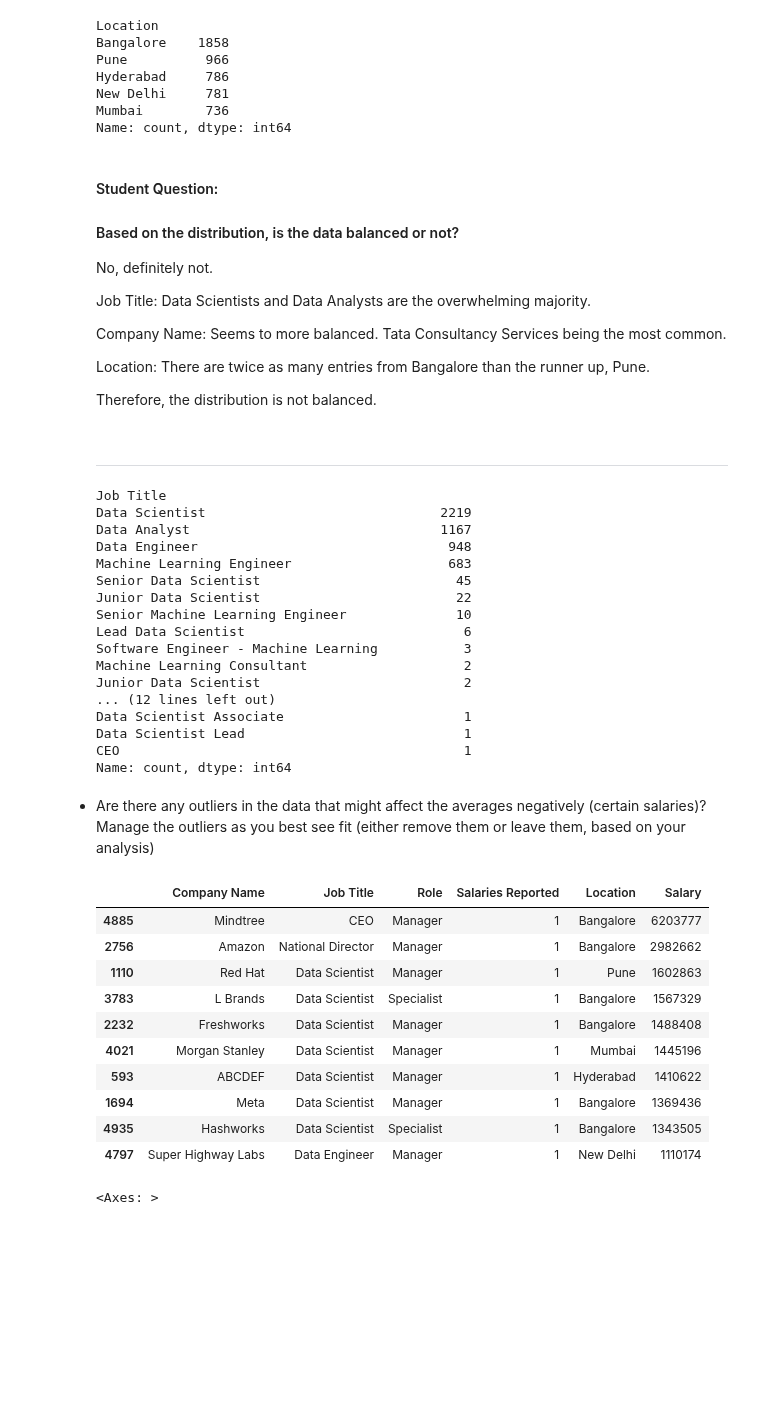
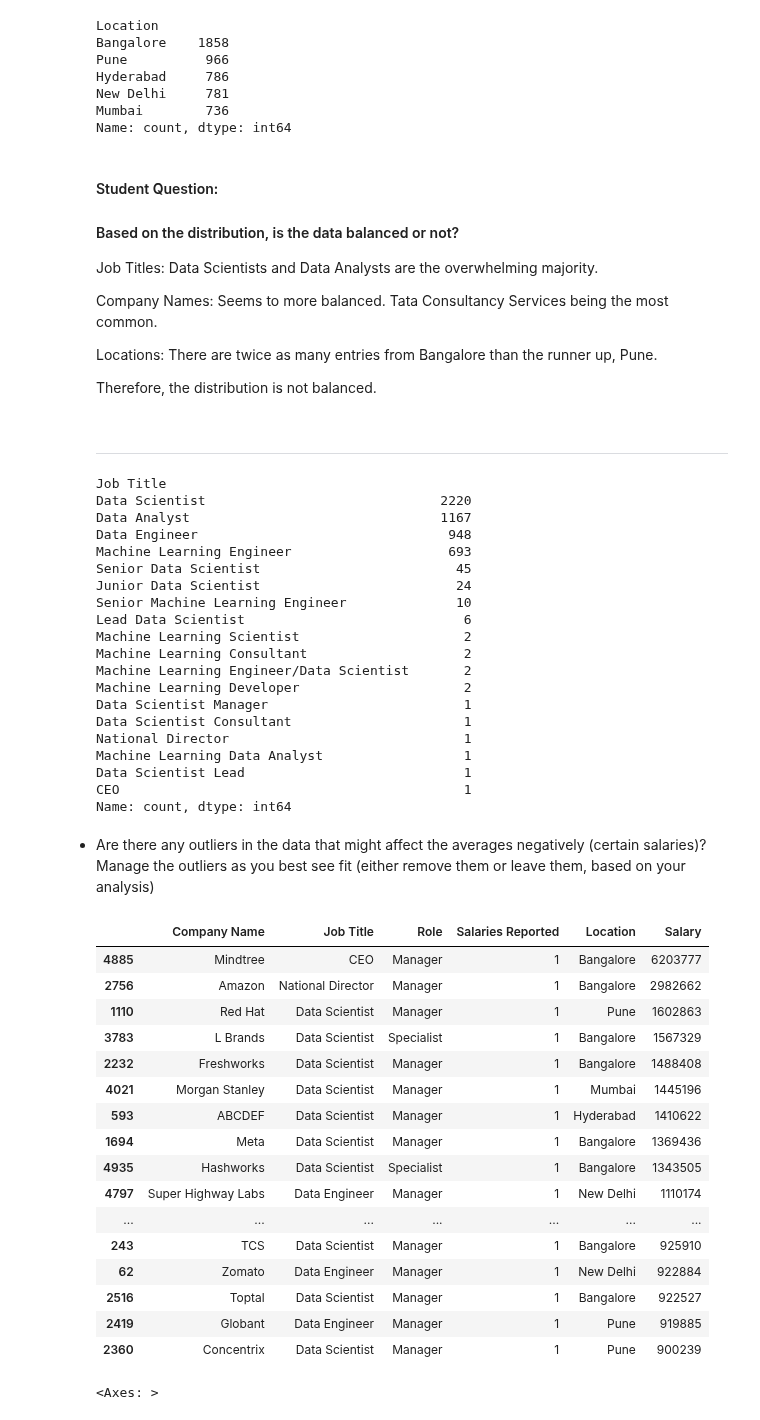
Before and after one commit to jehuhta/Intro_Data_Analytics_Huhta_Jeremy_Spring2025, a Jupyter notebook: Exercises_2_Pandas/DataAnalyticsExerciseSet2.ipynb, the cells around one changed output. Drawn from its saved outputs; the diff is of its cells as text; code cells hidden in the pictures; blank space fills up the shorter version.

```diff
--- a/Exercises_2_Pandas/DataAnalyticsExerciseSet2.ipynb
+++ b/Exercises_2_Pandas/DataAnalyticsExerciseSet2.ipynb
@@ -576,13 +581,13 @@ Name: count, dtype: int64
 
 #### Based on the distribution, is the data balanced or not?
 
-No, definitely not.
 
-Job Title: Data Scientists and Data Analysts are the overwhelming majority.
 
-Company Name: Seems to more balanced. Tata Consultancy Services being the most common.
+Job Titles: Data Scientists and Data Analysts are the overwhelming majority.
 
-Location: There are twice as many entries from Bangalore than the runner up, Pune.
+Company Names: Seems to more balanced. Tata Consultancy Services being the most common.
+
+Locations: There are twice as many entries from Bangalore than the runner up, Pune.
 
 Therefore, the distribution is not balanced.
 
@@ -598,23 +603,34 @@ df['Job Title'] = df['Job Title'].str.replace('Machine Learning Associate','Mach
 df['Job Title'] = df['Job Title'].str.replace('Data Scientist - Trainee','Junior Data Scientist ')
 df['Job Title'] = df['Job Title'].str.replace('Data Science Associate','Data Scientist')
 df['Job Title'] = df['Job Title'].str.replace('Data Science Lead','Senior Data Scientist')
-
+df['Job Title'] = df['Job Title'].str.replace('Data Scientist Associate','Data Scientist')
+df['Job Title'] = df['Job Title'].str.replace('Associate Machine Learning Engineer','Machine Learning Engineer')
+df['Job Title'] = df['Job Title'].str.replace('Associate Machine Learning Engineer','Machine Learning Engineer')
+df['Job Title'] = df['Job Title'].str.replace('Machine Learning Data Associate I','Machine Learning Engineer')
+df['Job Title'] = df['Job Title'].str.replace('Machine Learning Software Engineer','Machine Learning Engineer')
+df['Job Title'] = df['Job Title'].str.replace('Machine Learning Data Associate','Machine Learning Engineer')
+df['Job Title'] = df['Job Title'].str.replace('Machine Learning EngineerI','Machine Learning Engineer')
+df['Job Title'] = df['Job Title'].str.replace('Software Engineer - Machine Learning','Machine Learning Engineer')
+df['Job Title'] = df['Job Title'].str.replace('Junior Data Scientist ','Junior Data Scientist')
 df['Job Title'].value_counts()
 # %% [output]
 Job Title
-Data Scientist                              2219
+Data Scientist                              2220
 Data Analyst                                1167
 Data Engineer                                948
-Machine Learning Engineer                    683
+Machine Learning Engineer                    693
 Senior Data Scientist                         45
-Junior Data Scientist                         22
+Junior Data Scientist                         24
 Senior Machine Learning Engineer              10
 Lead Data Scientist                            6
-Software Engineer - Machine Learning           3
+Machine Learning Scientist                     2
 Machine Learning Consultant                    2
-Junior Data Scientist                          2
-... (12 lines left out)
-Data Scientist Associate                       1
+Machine Learning Engineer/Data Scientist       2
+Machine Learning Developer                     2
+Data Scientist Manager                         1
+Data Scientist Consultant                      1
+National Director                              1
+Machine Learning Data Analyst                  1
 Data Scientist Lead                            1
 CEO                                            1
 Name: count, dtype: int64
@@ -623,17 +639,23 @@ Name: count, dtype: int64
 # %%
 # produce the code that shows the potential outliers and take care of them as you see fit
 # First, let's take a look at the ten most compensated people in the dataset.
-df.nlargest(10, 'Salary')
+df.nlargest(20, 'Salary')
 # %% [output]
 |  | Company Name | Job Title | Role | Salaries Reported | Location | Salary |
 | 4885 | Mindtree | CEO | Manager | 1 | Bangalore | 6203777 |
 | 2756 | Amazon | National Director | Manager | 1 | Bangalore | 2982662 |
 | 1110 | Red Hat | Data Scientist | Manager | 1 | Pune | 1602863 |
 | 3783 | L Brands | Data Scientist | Specialist | 1 | Bangalore | 1567329 |
 | 2232 | Freshworks | Data Scientist | Manager | 1 | Bangalore | 1488408 |
 | 4021 | Morgan Stanley | Data Scientist | Manager | 1 | Mumbai | 1445196 |
 | 593 | ABCDEF | Data Scientist | Manager | 1 | Hyderabad | 1410622 |
 | 1694 | Meta | Data Scientist | Manager | 1 | Bangalore | 1369436 |
 | 4935 | Hashworks | Data Scientist | Specialist | 1 | Bangalore | 1343505 |
 | 4797 | Super Highway Labs | Data Engineer | Manager | 1 | New Delhi | 1110174 |
+| ... | ... | ... | ... | ... | ... | ... |
+| 243 | TCS | Data Scientist | Manager | 1 | Bangalore | 925910 |
+| 62 | Zomato | Data Engineer | Manager | 1 | New Delhi | 922884 |
+| 2516 | Toptal | Data Scientist | Manager | 1 | Bangalore | 922527 |
+| 2419 | Globant | Data Engineer | Manager | 1 | Pune | 919885 |
+| 2360 | Concentrix | Data Scientist | Manager | 1 | Pune | 900239 |
 # %%
```
Also changed, not shown: parts of 14 cells of this notebook.
